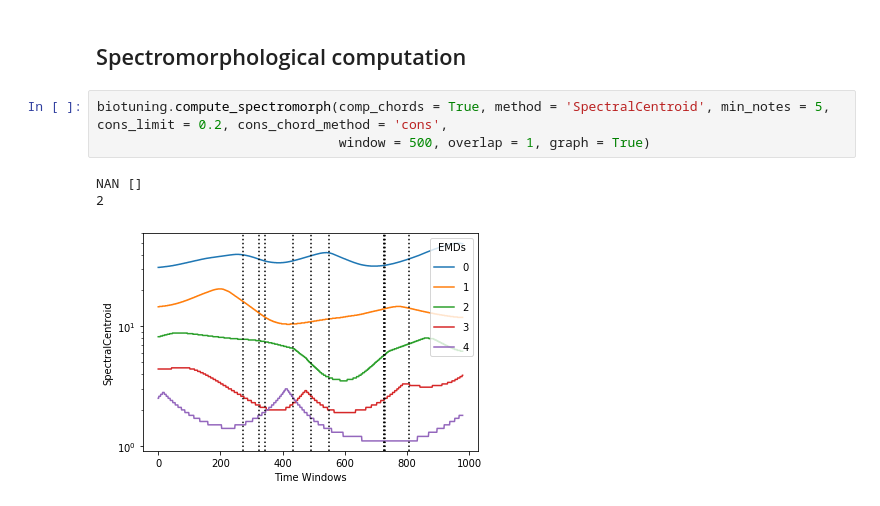
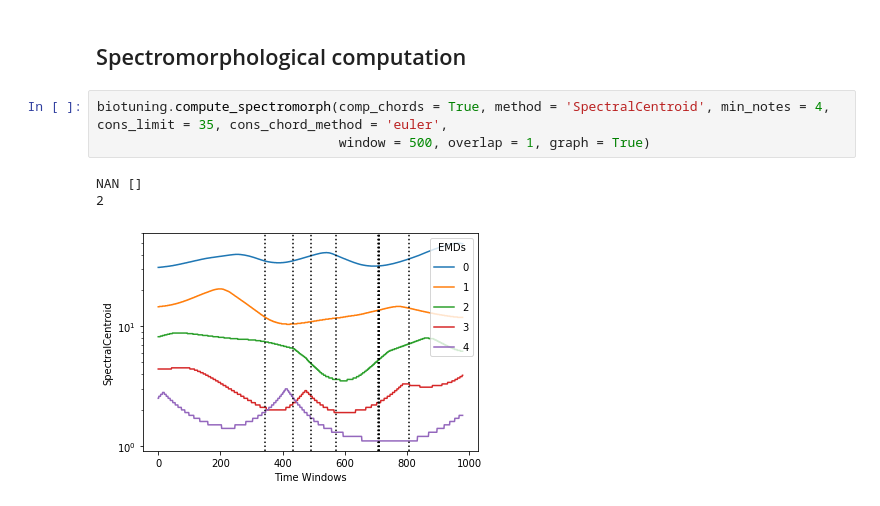
Before and after one commit to AntoineBellemare/biotuner, a Jupyter notebook: biotuner_object.ipynb, the cells around one changed output. Cells and saved outputs as stored; diff of their text form.

```diff
--- a/biotuner_object.ipynb
+++ b/biotuner_object.ipynb
@@ -206,12 +249,12 @@ create_SCL(biotuning.extended_peaks_ratios_cons, 'consonant_extended_peaks_ratio
 # %% [markdown]
 ## Spectromorphological computation
 # %%
-biotuning.compute_spectromorph(comp_chords = True, method = 'SpectralCentroid', min_notes = 5, cons_limit = 0.2, cons_chord_method = 'cons',
+biotuning.compute_spectromorph(comp_chords = True, method = 'SpectralCentroid', min_notes = 4, cons_limit = 35, cons_chord_method = 'euler',
                                window = 500, overlap = 1, graph = True)
 # %% [output]
 NAN []
 2
-[figure, old version]
+[figure, new version]
 # %%
 biotuning.spectro_chords #correspond to moment in time when IMFs reach a level of consonance
 # %% [output]
```
Also changed, not shown: parts of 22 cells of this notebook, 3 other files.
